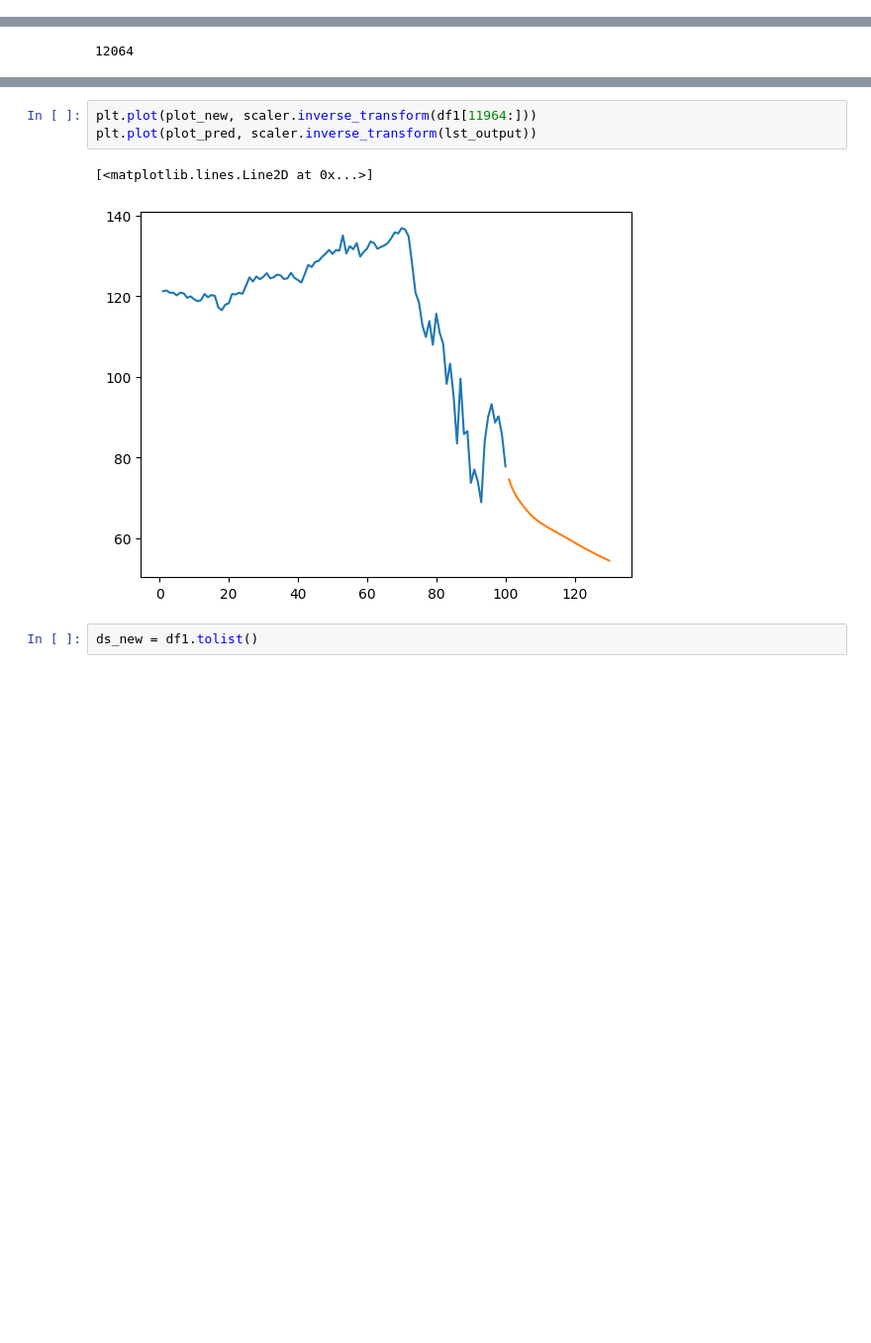
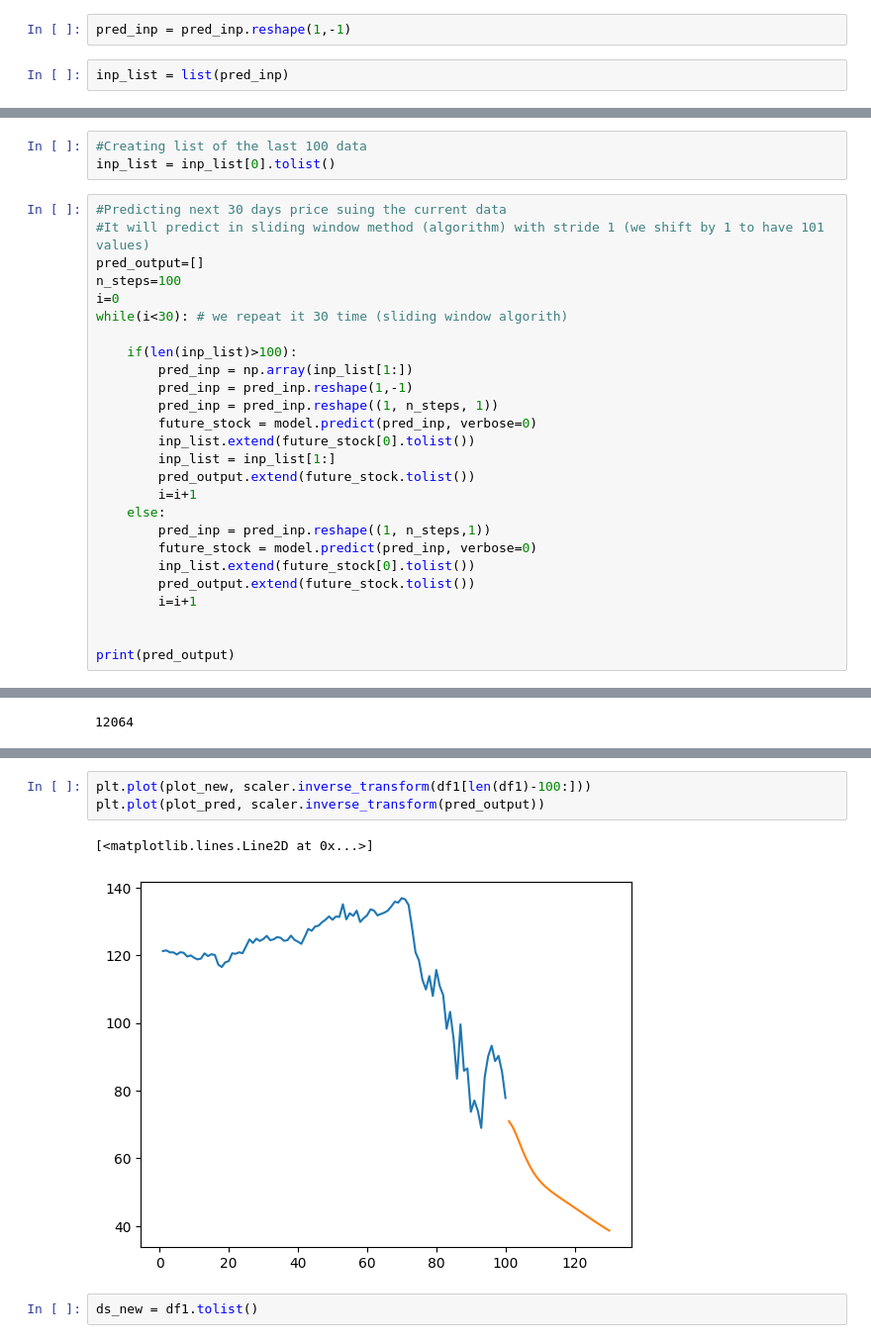
Before and after one commit to commitit/Stock-Prediction, a Jupyter notebook: stock_predictionv3.ipynb, the cells around one changed output, grey strips where cells are left out. Shown at 99% size. Saved outputs shown, nothing was run; the diff lists cells and outputs as text; blank space fills up the shorter version.

```diff
--- a/stock_predictionv3.ipynb
+++ b/stock_predictionv3.ipynb
@@ -366,0 +355,4 @@ plt.show()
+# %%
+pred_inp = pred_inp.reshape(1,-1)
+# %%
+inp_list = list(pred_inp)
@@ -366,0 +363,29 @@ plt.show()
+# %%
+#Creating list of the last 100 data
+inp_list = inp_list[0].tolist()
+# %%
+#Predicting next 30 days price suing the current data
+#It will predict in sliding window method (algorithm) with stride 1 (we shift by 1 to have 101 values)
+pred_output=[]
+n_steps=100
+i=0
+while(i<30): # we repeat it 30 time (sliding window algorith)
+
+    if(len(inp_list)>100):
+        pred_inp = np.array(inp_list[1:])
+        pred_inp = pred_inp.reshape(1,-1)
+        pred_inp = pred_inp.reshape((1, n_steps, 1))
+        future_stock = model.predict(pred_inp, verbose=0)
+        inp_list.extend(future_stock[0].tolist())
+        inp_list = inp_list[1:]
+        pred_output.extend(future_stock.tolist())
+        i=i+1
+    else:
+        pred_inp = pred_inp.reshape((1, n_steps,1))
+        future_stock = model.predict(pred_inp, verbose=0)
+        inp_list.extend(future_stock[0].tolist())
+        pred_output.extend(future_stock.tolist())
+        i=i+1
+
+
+print(pred_output)
@@ -421,9 +430,9 @@ plot_pred=np.arange(101,131)
 # %%
-plt.plot(plot_new, scaler.inverse_transform(df1[11964:]))
-plt.plot(plot_pred, scaler.inverse_transform(lst_output))
+plt.plot(plot_new, scaler.inverse_transform(df1[len(df1)-100:]))
+plt.plot(plot_pred, scaler.inverse_transform(pred_output))
 # %% [output]
 [<matplotlib.lines.Line2D at 0x...>]
-[figure, old version]
+[figure, new version]
 # %%
 ds_new = df1.tolist()
 # %%
```
Also changed, not shown: parts of 37 cells of this notebook.
